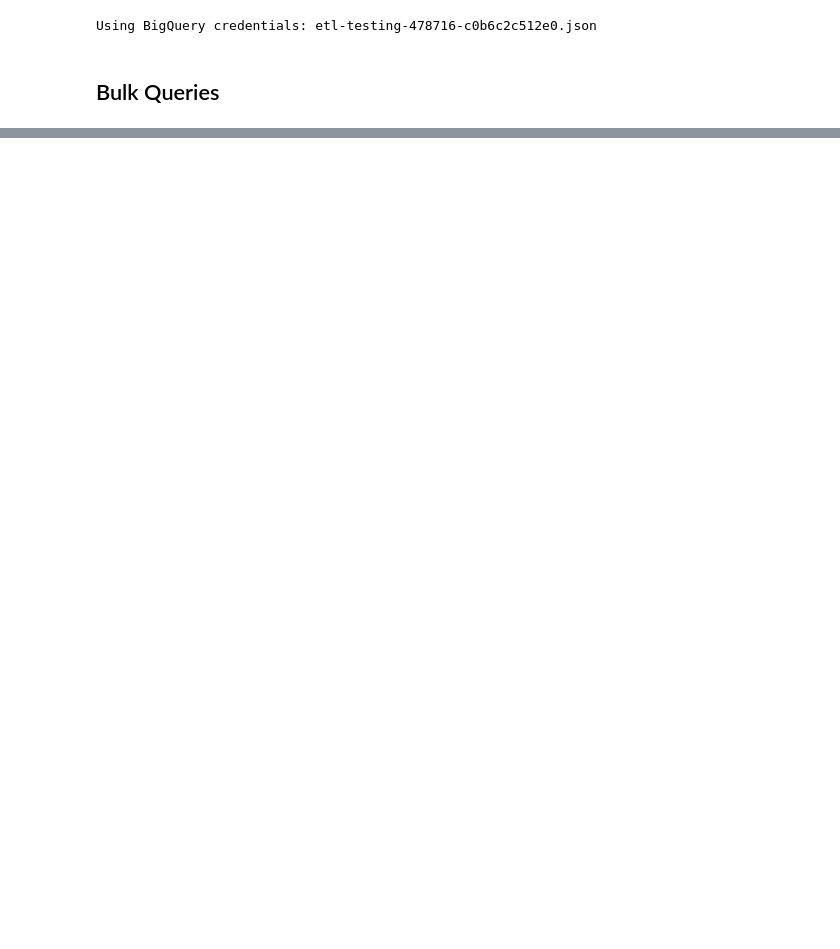
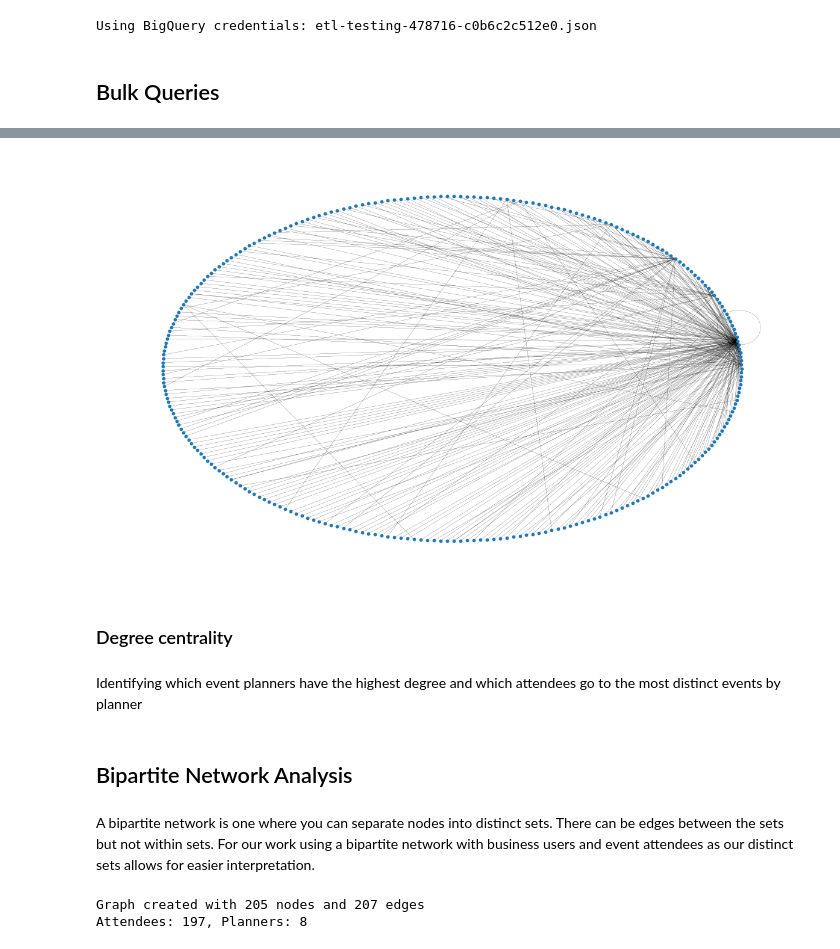
Before and after one commit to brandon841/analytics_report, a Jupyter notebook: previous_joiners_analytics.ipynb, the cells around one changed output, grey strips where cells are left out. Cells and saved outputs as stored; diff of their text form; code cells hidden in the pictures; blank space fills up the shorter version.

```diff
--- a/previous_joiners_analytics.ipynb
+++ b/previous_joiners_analytics.ipynb
@@ -82,0 +100,12 @@ previous_joiners_df.head()
+# %%
+pos = nx.circular_layout(G)
+fig, ax = plt.subplots(figsize=(15, 9))
+ax.axis("off")
+plot_options = {"node_size": 10, "with_labels": False, "width": 0.15}
+nx.draw_networkx(G, pos=pos, ax=ax, **plot_options)
+# %% [output]
+[figure, added]
+# %% [markdown]
+### Degree centrality
+# %% [markdown]
+Identifying which event planners have the highest degree and which attendees go to the most distinct events by planner
@@ -82,0 +115,29 @@ previous_joiners_df.head()
+# %% [markdown]
+## Bipartite Network Analysis
+# %% [markdown]
+A bipartite network is one where you can separate nodes into distinct sets. There can be edges between the sets but not within sets.
+For our work using a bipartite network with business users and event attendees as our distinct sets allows for easier interpretation.
+# %%
+# Add nodes with bipartite attribute
+# 0 = attendees, 1 = planners
+#filtering to business user event planners
+df = previous_joiners_df[previous_joiners_df['event_businessUser']==True]
+G = nx.Graph()
+
+#creating attendee and planner lists
+attendees = df['invite_user_id'].unique()
+planners = df['event_user_id'].unique()
+
+G.add_nodes_from(attendees, bipartite=0, node_type='attendee')
+G.add_nodes_from(planners, bipartite=1, node_type='planner')
+
+# Add weighted edges
+edges = [(row['invite_user_id'], row['event_user_id'], row['pair_count'])
+         for _, row in df.iterrows()]
+G.add_weighted_edges_from(edges)
+
+print(f"Graph created with {G.number_of_nodes()} nodes and {G.number_of_edges()} edges")
+print(f"Attendees: {len(attendees)}, Planners: {len(planners)}")
+# %% [output]
+Graph created with 205 nodes and 207 edges
+Attendees: 197, Planners: 8
```
Also changed, not shown: parts of 15 cells of this notebook.
